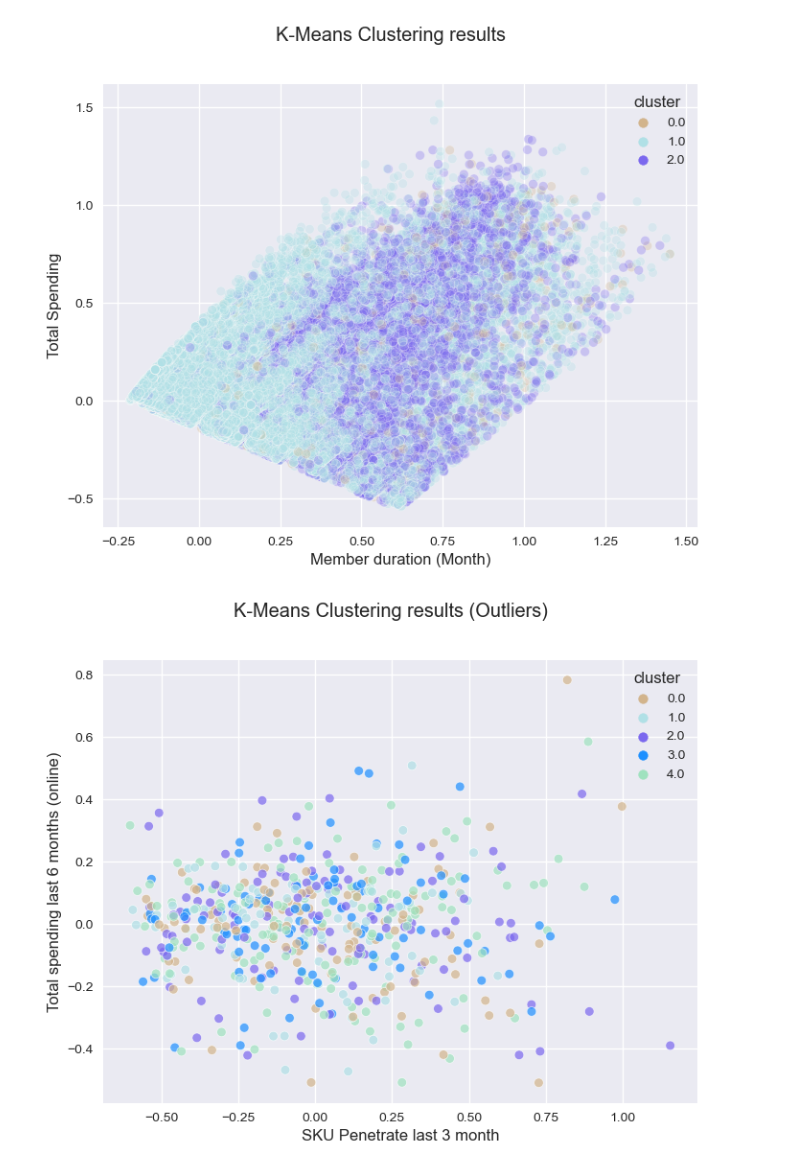
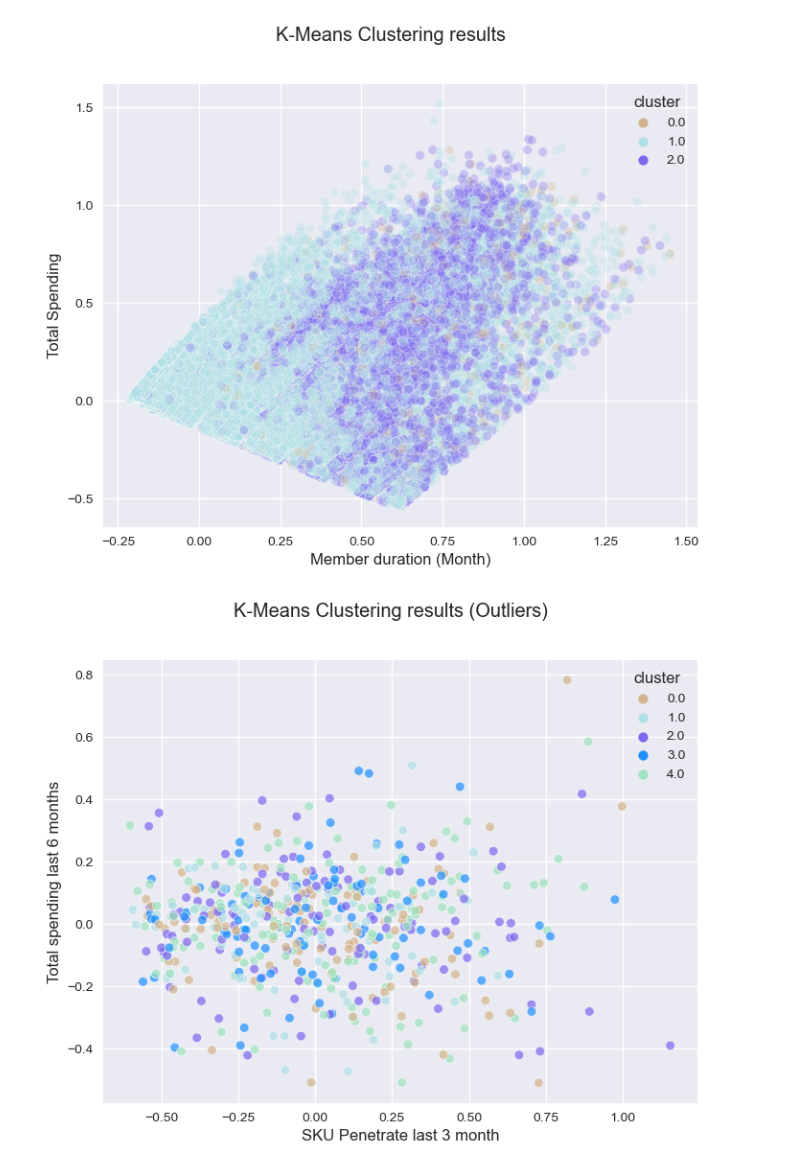
Before and after one commit to HikariJadeEmpire/AdvancedAnalytics-MADT8101, a Jupyter notebook: Week05_CustomerSegmentation/week5-Segmentation.ipynb, the cells around one changed output. Cells and saved outputs as stored; diff of their text form; code cells hidden in the pictures.

```diff
--- a/Week05_CustomerSegmentation/week5-Segmentation.ipynb
+++ b/Week05_CustomerSegmentation/week5-Segmentation.ipynb
@@ -614,20 +614,20 @@ plt.show()
 # %%
 # Getting unique labels
 
 dfk_outler['cluster'] = df2['cluster']
 
 # plotting the results:
 
 plt.style.use('seaborn-v0_8')
 
 fig, axe = plt.subplots(figsize=(8,6))
 
 color_dict = dict({0:'#D2B48C', 1:'#B0E0E6',
                   2: '#7B68EE',3: '#1E90FF',4: '#9FE2BF'})
 
 g = sns.scatterplot(data = dfk_outler , x=0, y=1, hue="cluster", ax=axe ,alpha=0.7, palette=color_dict)
-axe.set(xlabel='SKU Penetrate last 3 month', ylabel='Total spending last 6 months (online)')
+axe.set(xlabel='SKU Penetrate last 3 month', ylabel='Total spending last 6 months')
 fig.suptitle("K-Means Clustering results (Outliers)")
 plt.show()
 # %% [output]
-[figure, old version]
+[figure, new version]
```
Also changed, not shown: parts of 6 cells of this notebook.
